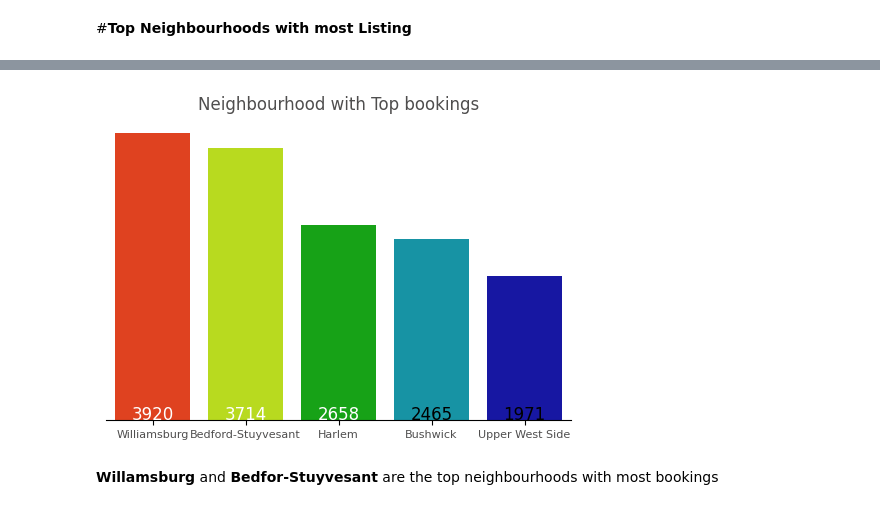
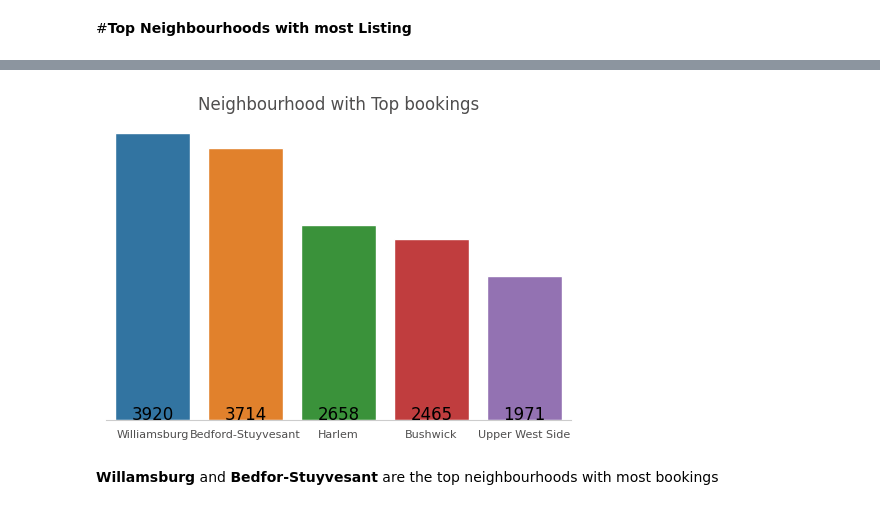
Before and after one commit to yashar1908/Airbnb, a Jupyter notebook: Copy_of_Copy_of_Copy_of_Airbnv_ipynb_finel.ipynb, the cells around one changed output, grey strips where cells are left out. Drawn from its saved outputs; the diff is of its cells as text; code cells hidden in the pictures.

```diff
--- a/Copy_of_Copy_of_Copy_of_Airbnv_ipynb_finel.ipynb
+++ b/Copy_of_Copy_of_Copy_of_Airbnv_ipynb_finel.ipynb
@@ -366,3 +344,6 @@ sns.despine(left=True);
 #**Top Neighbourhoods with most Listing**
 # %%
 df_neighbour = df.neighbourhood.value_counts().reset_index() # Creating Dataframe for the Top neighbourhoods
+df_neighbour.columns = ['neighbourhood','count']
+# %%
+df_neighbour = pd.merge(df_neighbour,df[['neighbourhood_group','neighbourhood']].drop_duplicates(),on = 'neighbourhood',how ='left')
@@ -369,19 +375,20 @@ df_neighbour = df.neighbourhood.value_counts().reset_index() # Creating Datafram
 # %%
 #Visualizing the created dataframe
-sns.barplot (data = df_neighbour.head(5),x = 'index',y = 'neighbourhood',palette = "nipy_spectral_r")
+sns.set_style("whitegrid")
+sns.barplot (data = df_neighbour.head(),x = 'neighbourhood',y = 'count')
 plt.title('Neighbourhood with Top bookings',size = 12,color = '#4f4e4e')
 plt.xlabel('')
 plt.ylabel('')
 plt.yticks([],[])
 plt.xticks(size=8, color='#4f4e4e')
-plt.text(x=0, y=8, s=df_neighbour.loc[0,'neighbourhood'], color='white', fontsize=12, horizontalalignment='center')
-plt.text(x=1, y=8, s=df_neighbour.loc[1,'neighbourhood'], color='white', fontsize=12, horizontalalignment='center')
-plt.text(x=2, y=8, s=df_neighbour.loc[2,'neighbourhood'], color='white', fontsize=12, horizontalalignment='center')
-plt.text(x=3, y=8, s=df_neighbour.loc[3,'neighbourhood'], color='black', fontsize=12, horizontalalignment='center')
-plt.text(x=4, y=8, s=df_neighbour.loc[4,'neighbourhood'], color='black', fontsize=12, horizontalalignment='center')
+plt.text(x=0, y=10, s=df_neighbour.loc[0,'count'], color='black', fontsize=12, horizontalalignment='center')
+plt.text(x=1, y=10, s=df_neighbour.loc[1,'count'], color='black', fontsize=12, horizontalalignment='center')
+plt.text(x=2, y=10, s=df_neighbour.loc[2,'count'], color='black', fontsize=12, horizontalalignment='center')
+plt.text(x=3, y=10, s=df_neighbour.loc[3,'count'], color='black', fontsize=12, horizontalalignment='center')
+plt.text(x=4, y=10, s=df_neighbour.loc[4,'count'], color='black', fontsize=12, horizontalalignment='center')
 sns.despine(left=True);
 # %% [output]
-[figure, old version]
+[figure, new version]
 # %% [markdown]
 **Willamsburg** and **Bedfor-Stuyvesant** are the top neighbourhoods with most bookings
 # %% [markdown]
```
Also changed, not shown: parts of 21 cells of this notebook.
